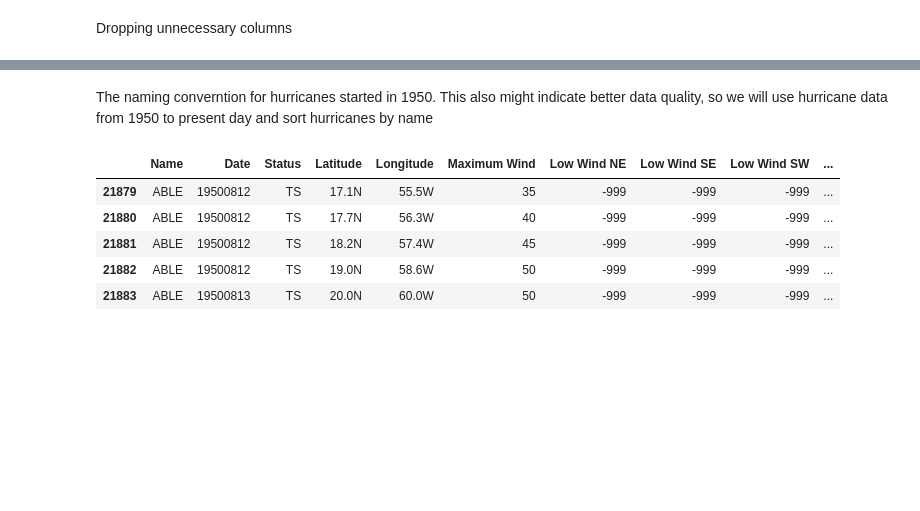
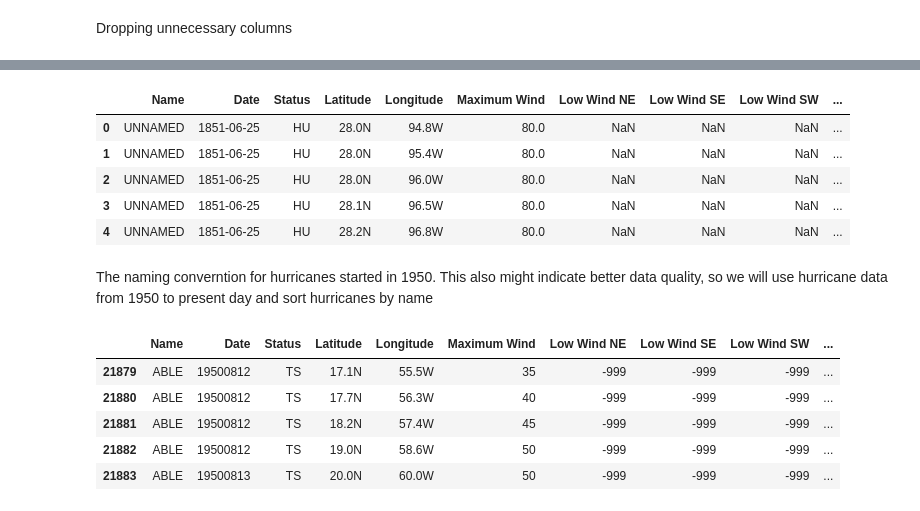
Before and after one commit to DanielBrechner/hurrdat_co2, a Jupyter notebook: atlantic_hurricanes.ipynb, the cells around one changed output, grey strips where cells are left out. Drawn from its saved outputs; the diff is of its cells as text; code cells hidden in the pictures; blank space fills up the shorter version.

Commit message:
find replace negative values

```diff
--- a/atlantic_hurricanes.ipynb
+++ b/atlantic_hurricanes.ipynb
@@ -55,3 +62,10 @@ False
 Dropping unnecessary columns
 # %%
 atlantic.drop(['ID', 'Time', 'Minimum Pressure', 'Event'], axis = 1, inplace= True)
+# %%
+#Finding the negative values where column dtype is int64 and printing the sum of those values
+num_cols = atlantic.select_dtypes(include=['int64']).columns
+neg_counts = {}
+for col in num_cols:
+    neg_counts[col] = len(atlantic[atlantic[col] < 0])
+neg_counts
@@ -57,0 +87,2 @@ atlantic.drop(['ID', 'Time', 'Minimum Pressure', 'Event'], axis = 1, inplace= Tr
+# %%
+atlantic[num_cols] = atlantic[num_cols].mask(atlantic[num_cols] < 0, np.nan)
@@ -58,3 +108,12 @@ atlantic.drop(['ID', 'Time', 'Minimum Pressure', 'Event'], axis = 1, inplace= Tr
+# %%
+atlantic.head()
+# %% [output]
+|  | Name | Date | Status | Latitude | Longitude | Maximum Wind | Low Wind NE | Low Wind SE | Low Wind SW | ... |
+| 0 | UNNAMED | 1851-06-25 | HU | 28.0N | 94.8W | 80.0 | NaN | NaN | NaN | ... |
+| 1 | UNNAMED | 1851-06-25 | HU | 28.0N | 95.4W | 80.0 | NaN | NaN | NaN | ... |
+| 2 | UNNAMED | 1851-06-25 | HU | 28.0N | 96.0W | 80.0 | NaN | NaN | NaN | ... |
+| 3 | UNNAMED | 1851-06-25 | HU | 28.1N | 96.5W | 80.0 | NaN | NaN | NaN | ... |
+| 4 | UNNAMED | 1851-06-25 | HU | 28.2N | 96.8W | 80.0 | NaN | NaN | NaN | ... |
 # %% [markdown]
 The naming converntion for hurricanes started in 1950. This also might indicate better data quality, so we will use hurricane data from 1950 to present day and sort hurricanes by name
 # %%
```
Also changed, not shown: parts of 6 cells of this notebook.
